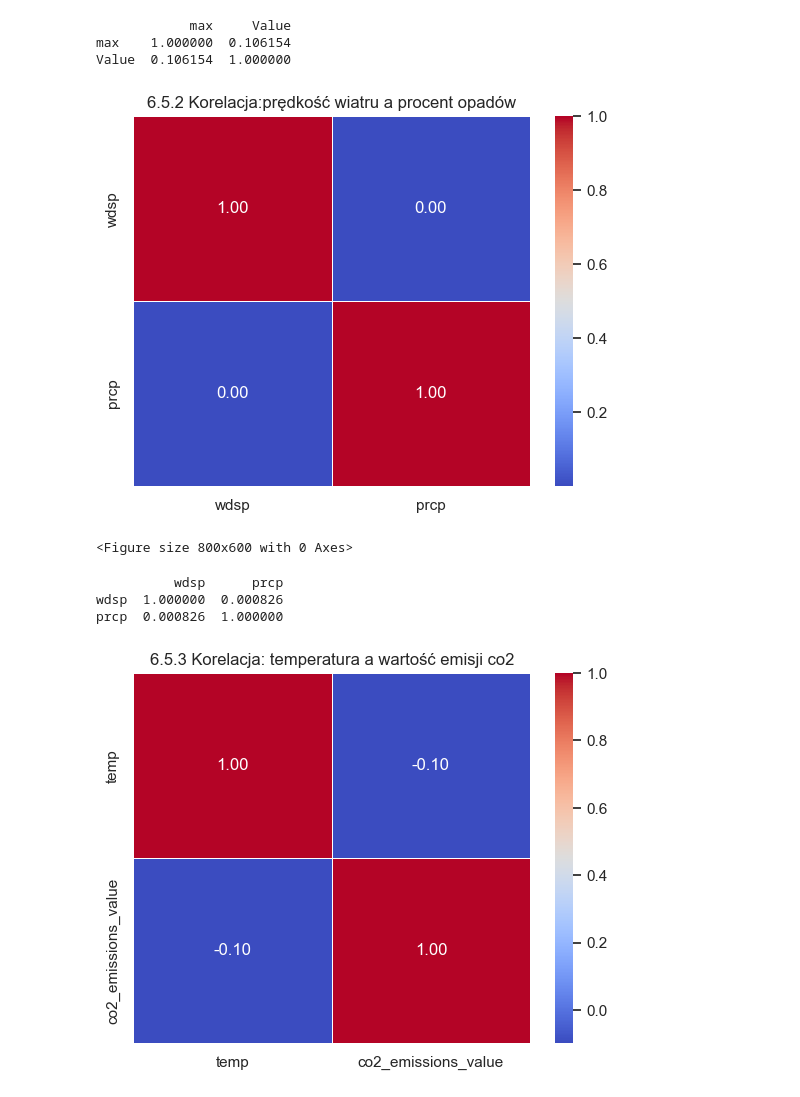
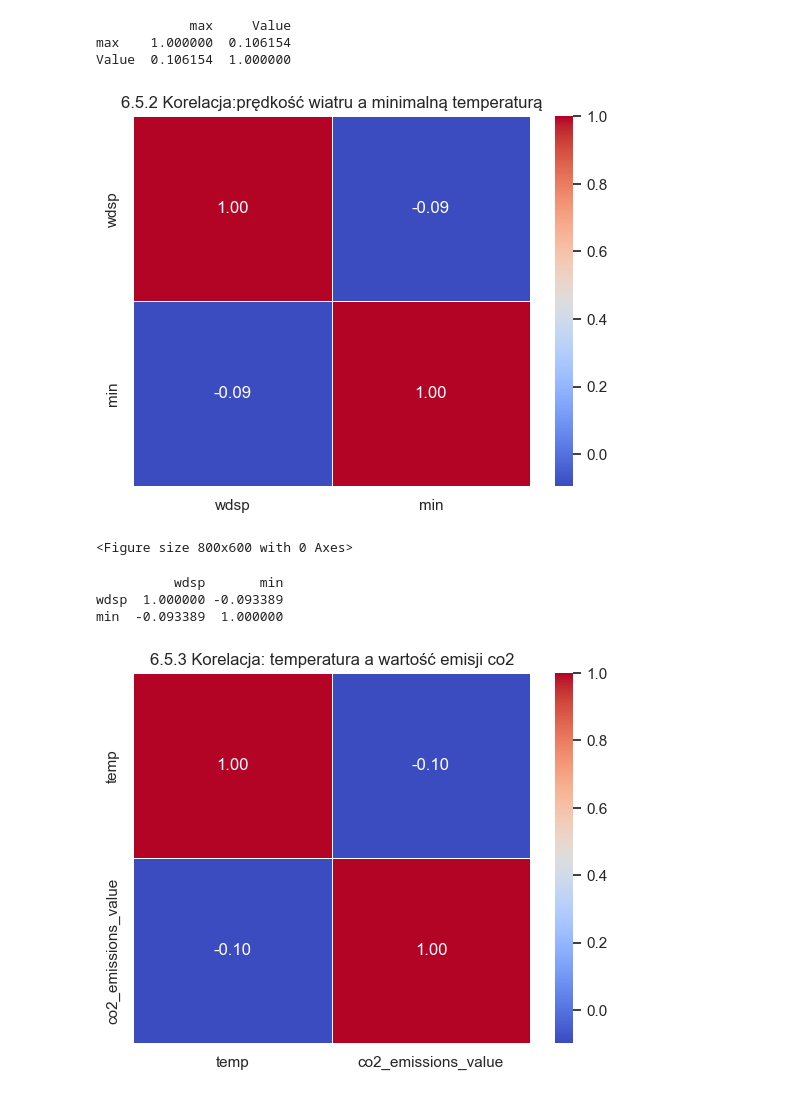
Before and after one commit to awalicki/Big_Data, a Jupyter notebook: Walicki_Dziuba_ZD2.ipynb, the cells around one changed output. Drawn from its saved outputs; the diff is of its cells as text; code cells hidden in the pictures.

```diff
--- a/Walicki_Dziuba_ZD2.ipynb
+++ b/Walicki_Dziuba_ZD2.ipynb
@@ -536,9 +524,6 @@ Część 6
 import seaborn as sns
 df_2 = pd.read_csv('df_merged.csv')
 df_3 = pd.read_csv('df_weather_co2.csv')
-df = pd.read_csv('dfp5.csv')
-print(df.dtypes) ## Rzuca błędem:
-#
-# C:\Users\Asus\AppData\Local\Temp\ipykernel_9312\1220673008.py:4: DtypeWarning: Columns (0,16) have mixed types. Specify dtype option on import or set low_memory=False.
-#   df = pd.read_csv('dfp5.csv')
+df = pd.read_csv('dfp5.csv', low_memory=False)
+print(df.dtypes)
 # %% [output]
@@ -670,20 +654,21 @@ max    1.000000  0.106154
 Value  0.106154  1.000000
 # %%
 #6.5.2
-cols_652 = ["wdsp","prcp"]
+df_5_2=df.copy()
+cols_652 = ["wdsp","min"]
 
 corr_652 = correlation_heatmap(
-    df,
+    df_5_2,
     cols_652,
-    "6.5.2 Korelacja:prędkość wiatru a procent opadów"
+    "6.5.2 Korelacja:prędkość wiatru a minimalną temperaturą"
 )
 
 print(corr_652)
 # %% [output]
-[figure, old version]
+[figure, new version]
 <Figure size 800x600 with 0 Axes>
-          wdsp      prcp
-wdsp  1.000000  0.000826
-prcp  0.000826  1.000000
+          wdsp       min
+wdsp  1.000000 -0.093389
+min  -0.093389  1.000000
 # %%
 #6.5.3
```
Also changed, not shown: parts of 12 cells of this notebook.
